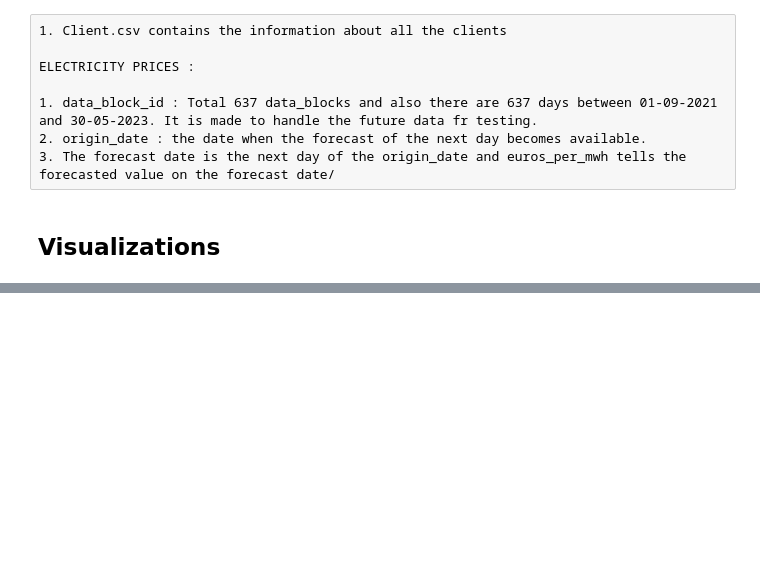
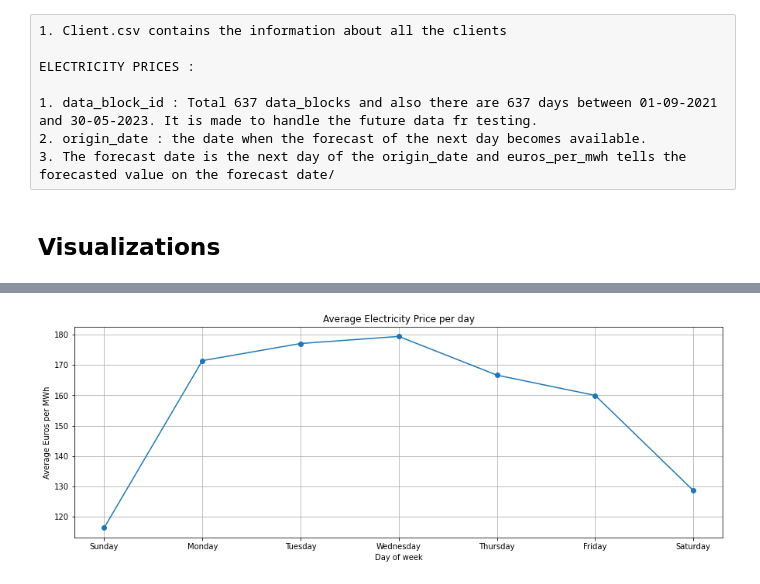
Before and after one commit to Himanshu1948/Enefit, a Jupyter notebook: EDA/EDA.ipynb, the cells around one changed output, grey strips where cells are left out. Cells and saved outputs as stored; diff of their text form; code cells hidden in the pictures; blank space fills up the shorter version.

```diff
--- a/EDA/EDA.ipynb
+++ b/EDA/EDA.ipynb
@@ -203,0 +308,27 @@ final_df
+# %%
+# Extract the hour from the 'forecast_date' column
+df_electricity['day_of_week'] = df_electricity['forecast_date'].dt.day_name()
+# df_electricity
+
+# Calculate average electricity price per hour
+avg_price_per_day = df_electricity.groupby('day_of_week')['euros_per_mwh'].mean()
+avg_price_per_day = avg_price_per_day.reindex(["Sunday", "Monday", "Tuesday", "Wednesday", "Thursday", "Friday", "Saturday"])
+
+days_of_week = avg_price_per_day.index.to_numpy()  # Extract days for the plot
+
+# avg_price_per_day
+# Create the plot
+plt.figure(figsize=(15, 5))
+plt.plot(days_of_week, avg_price_per_day.values, marker='o', linestyle='-')
+
+# # Customize the plot
+plt.xlabel('Day of week')
+plt.ylabel('Average Euros per MWh')
+plt.title('Average Electricity Price per day')
+plt.grid(True)
+# plt.xticks(range(7))  # Set x-axis ticks for all hours (0-23)
+
+# Show the plot
+plt.show()
+# %% [output]
+[figure, added]
```
Also changed, not shown: parts of 16 cells of this notebook.
